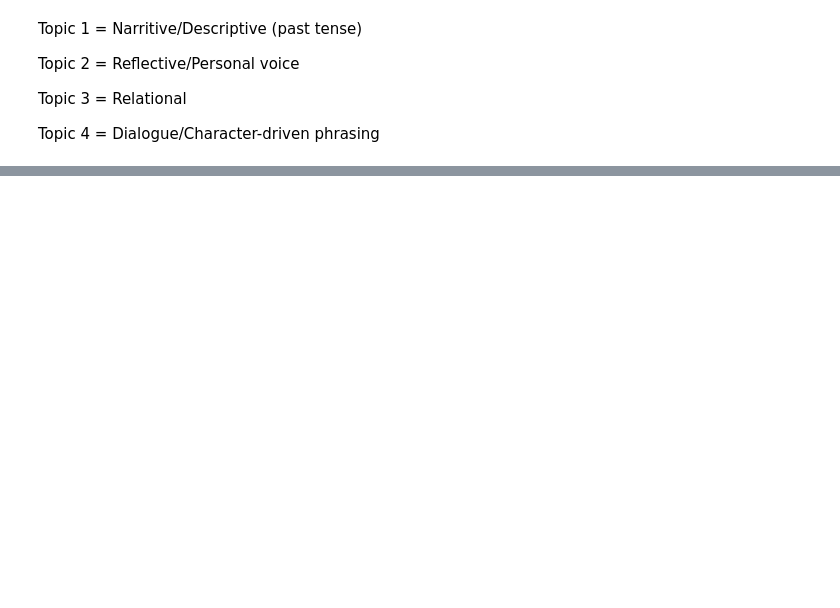
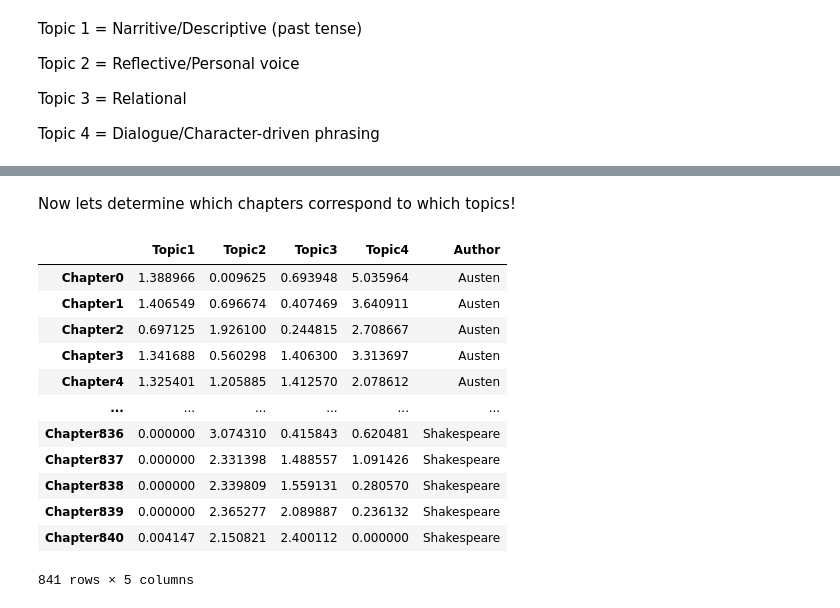
Before and after one commit to dimitris-markopoulos/Machine-Learning, a Jupyter notebook: Unsupervised Learning/Author Clustering/1_NMF.ipynb, the cells around one changed output, grey strips where cells are left out. Saved outputs shown, nothing was run; the diff lists cells and outputs as text; code cells hidden in the pictures; blank space fills up the shorter version.

```diff
--- a/Unsupervised Learning/Author Clustering/1_NMF.ipynb
+++ b/Unsupervised Learning/Author Clustering/1_NMF.ipynb
@@ -154,0 +143,20 @@ plt.show()
+# %% [markdown]
+Now lets determine which chapters correspond to which topics!
+# %%
+chapter_topic_df = H_df.T  # shape: (chapters × topics)
+chapter_topic_df["Author"] = df['Author'].values
+chapter_topic_df
+# %% [output]
+|  | Topic1 | Topic2 | Topic3 | Topic4 | Author |
+| Chapter0 | 1.388966 | 0.009625 | 0.693948 | 5.035964 | Austen |
+| Chapter1 | 1.406549 | 0.696674 | 0.407469 | 3.640911 | Austen |
+| Chapter2 | 0.697125 | 1.926100 | 0.244815 | 2.708667 | Austen |
+| Chapter3 | 1.341688 | 0.560298 | 1.406300 | 3.313697 | Austen |
+| Chapter4 | 1.325401 | 1.205885 | 1.412570 | 2.078612 | Austen |
+| ... | ... | ... | ... | ... | ... |
+| Chapter836 | 0.000000 | 3.074310 | 0.415843 | 0.620481 | Shakespeare |
+| Chapter837 | 0.000000 | 2.331398 | 1.488557 | 1.091426 | Shakespeare |
+| Chapter838 | 0.000000 | 2.339809 | 1.559131 | 0.280570 | Shakespeare |
+| Chapter839 | 0.000000 | 2.365277 | 2.089887 | 0.236132 | Shakespeare |
+| Chapter840 | 0.004147 | 2.150821 | 2.400112 | 0.000000 | Shakespeare |
+841 rows × 5 columns
```
Also changed, not shown: parts of 18 cells of this notebook.
